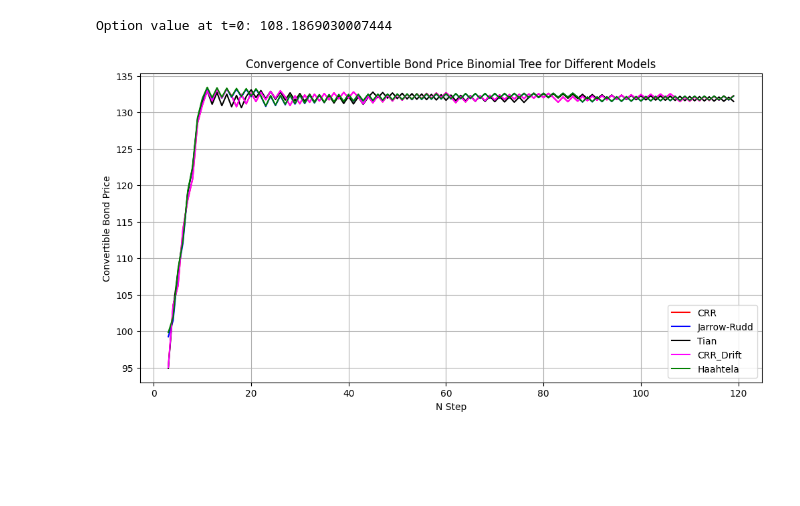
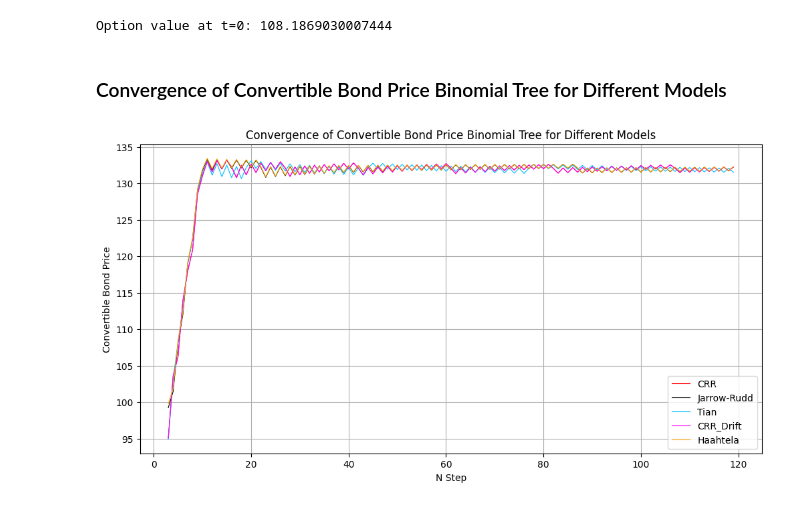
Before and after one commit to NoNameLot/thesis, a Jupyter notebook: CRR+Alternative+ConvergenceAnalysis 2.ipynb, the cells around one changed output. Drawn from its saved outputs; the diff is of its cells as text; code cells hidden in the pictures; blank space fills up the shorter version.

```diff
--- a/CRR+Alternative+ConvergenceAnalysis 2.ipynb
+++ b/CRR+Alternative+ConvergenceAnalysis 2.ipynb
@@ -321,6 +320,8 @@ OptionValue= BondPrice[0, 0]
 print(f"Option value at t=0: {OptionValue}")
 # %% [output]
 Option value at t=0: 108.1869030007444
+# %% [markdown]
+### Convergence of Convertible Bond Price Binomial Tree for Different Models
 # %%
 import matplotlib.pyplot as plt
 import numpy as np
@@ -386,16 +387,16 @@ def getPrice_LatticeModel(S0, F, T, r, k, coupon, conversion_ratio, N, model_typ
     return BondPrice[0, 0]
 
 # Input parameters for the bond
-S0 = 75           # Initial stock price
-F = 100           # Face value of the bond
-X = 100           # Strike price for conversion
-T = 5             # Time to maturity in years
-r = 0.07          # Risk-free rate
-k = 0.03          # Credit spread
-coupon = 6        # Annual coupon payment
-conversion_ratio = F / X  # Conversion ratio
-min_step = 3      # Minimum number of steps in the tree
-max_step = 120    # Maximum number of steps in the tree
+S0 = 75                     # Initial stock price
+F = 100                     # Face value of the bond
+X = 100                     # Strike price for conversion
+T = 5                       # Time to maturity in years
+r = 0.07                    # Risk-free rate
+k = 0.03                    # Credit spread
+coupon = 6                  # Annual coupon payment
+conversion_ratio = F / X    # Conversion ratio
+min_step = 3                # Minimum number of steps in the tree
+max_step = 120              # Maximum number of steps in the tree
 
 # Define the list of models to include in the plot
 model_types = ['CRR', 'Jarrow-Rudd', 'Tian', 'CRR_Drift', 'Haahtela']
@@ -404,35 +405,35 @@ model_types = ['CRR', 'Jarrow-Rudd', 'Tian', 'CRR_Drift', 'Haahtela']
 results = {model: np.zeros([max_step - min_step]) for model in model_types}
 
 # Loop through each model and calculate the bond price for varying steps
 for model in model_types:
     j = 0
     for i in np.arange(min_step, max_step):
         # Calculate bond price for the given number of steps using the modified function
         results[model][j] = getPrice_LatticeModel(S0, F, T, r, k, coupon, conversion_ratio, i, model)
         j += 1
 
 # Create a plot for convergence
 plt.figure(figsize=(12, 6))
 
 # Define a color scheme for each model
 colors = {
     'CRR': 'red',
-    'Jarrow-Rudd': 'blue',
-    'Tian': 'black',
+    'Jarrow-Rudd': 'black',
+    'Tian': 'deepskyblue',
     'CRR_Drift': 'magenta',
-    'Haahtela': 'green'
+    'Haahtela': 'orange'
 }
 
 # Plot each model with its respective color and label
 for model in model_types:
-    plt.plot(range(min_step, max_step), results[model], label=model, color=colors[model])
+    plt.plot(range(min_step, max_step), results[model], label=model, color=colors[model], linewidth=0.8)
 
 # Add labels and title
 plt.xlabel("N Step")
 plt.ylabel("Convertible Bond Price")
 plt.title("Convergence of Convertible Bond Price Binomial Tree for Different Models")
 plt.legend()
 plt.grid(True)
 plt.show()
 # %% [output]
-[figure, old version]
+[figure, new version]
```
Also changed, not shown: parts of 3 cells of this notebook, 2 other files.
